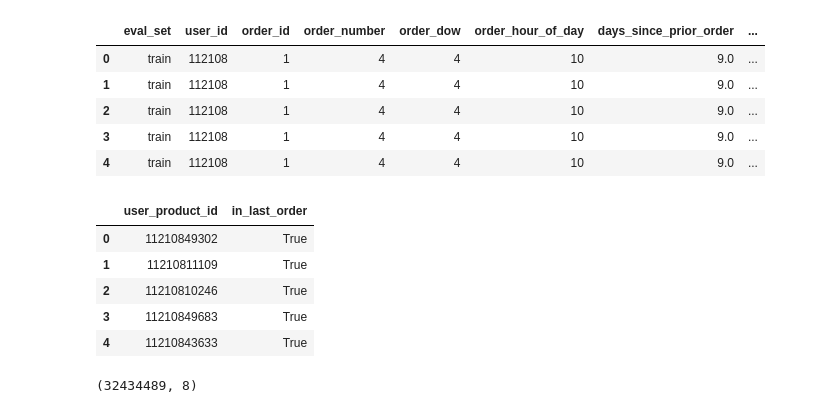
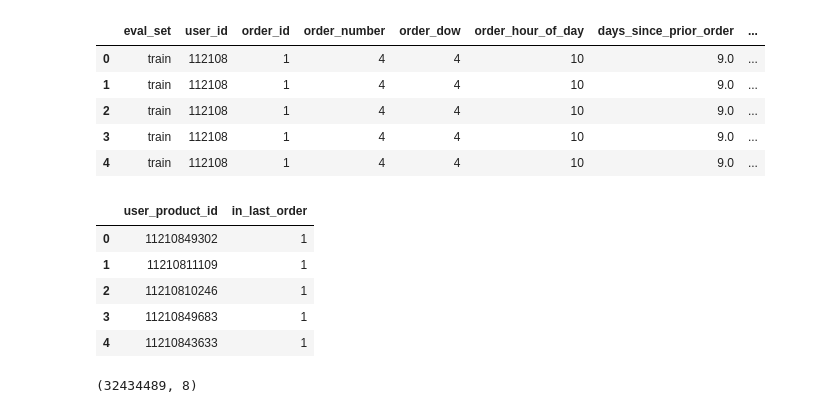
Before and after one commit to juemura/cs241, a Jupyter notebook: CS241 - Final Project.ipynb, the cells around one changed output. Cells and saved outputs as stored; diff of their text form; code cells hidden in the pictures.

```diff
--- a/CS241 - Final Project.ipynb
+++ b/CS241 - Final Project.ipynb
@@ -298,16 +298,16 @@ This is the last order of 131,209 customers, which will be used to create the Y
 | 4 | train | 112108 | 1 | 4 | 4 | 10 | 9.0 | ... |
 # %%
 labels['user_product_id'] = labels.product_id + labels.user_id.astype(np.int64) * 100000
-labels['in_last_order'] = True
+labels['in_last_order'] = 1
 labels.drop(['eval_set', 'user_id', 'order_id', 'order_number', 'order_dow', 'order_hour_of_day', 'days_since_prior_order', 'product_id', 'add_to_cart_order', 'reordered'], inplace=True, axis=1)
 labels.head()
 # %% [output]
 |  | user_product_id | in_last_order |
-| 0 | 11210849302 | True |
-| 1 | 11210811109 | True |
-| 2 | 11210810246 | True |
-| 3 | 11210849683 | True |
-| 4 | 11210843633 | True |
+| 0 | 11210849302 | 1 |
+| 1 | 11210811109 | 1 |
+| 2 | 11210810246 | 1 |
+| 3 | 11210849683 | 1 |
+| 4 | 11210843633 | 1 |
 # %%
 training_data = prior_products_orders.drop(['eval_set','order_id','order_number','order_dow','order_hour_of_day','days_since_prior_order','add_to_cart_order','reordered'], axis=1)
 print(training_data.shape)
```
Also changed, not shown: parts of 11 cells of this notebook.
